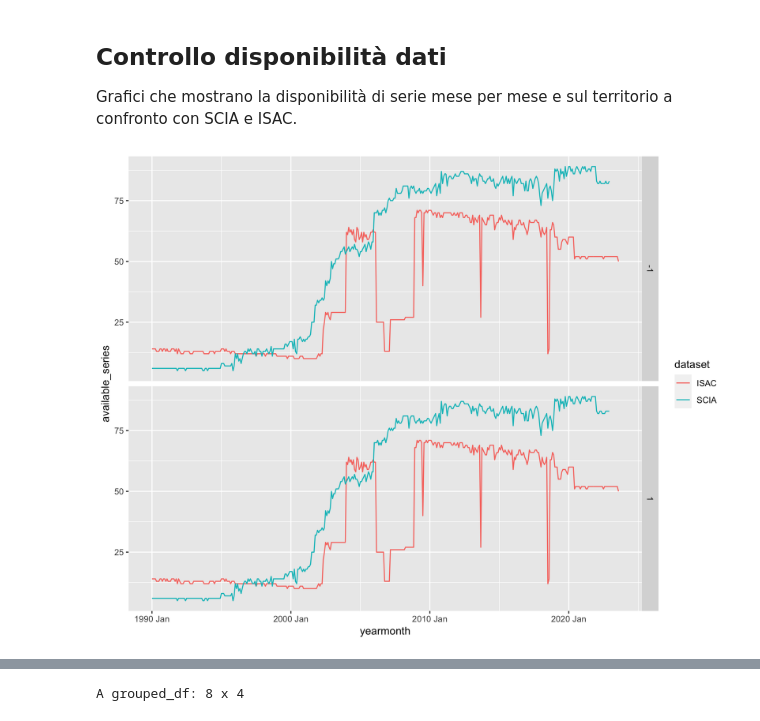
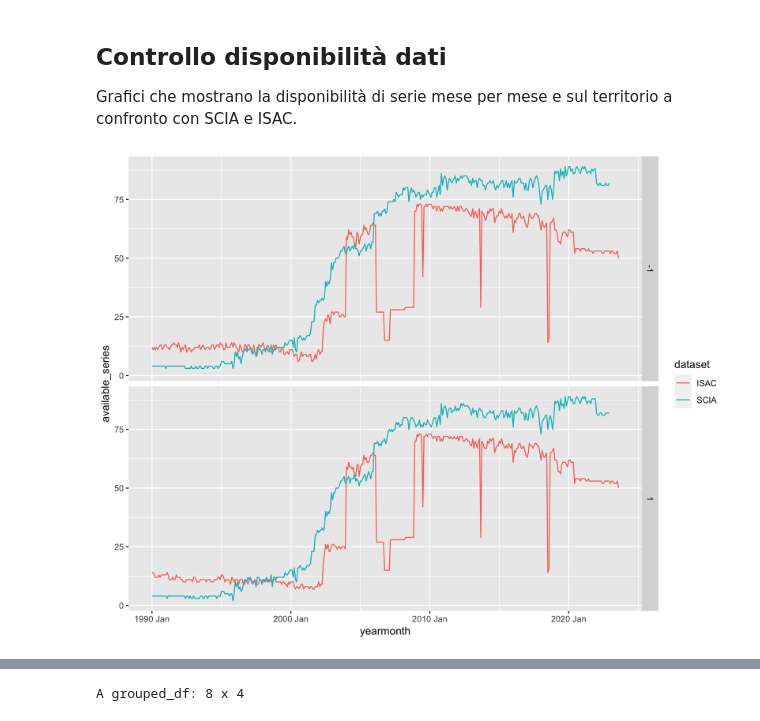
Before and after one commit to dnstudent/TesiMag, a Jupyter notebook: notebooks/integrazioni_regionali/vda/data_load.ipynb, the cells around one changed output, grey strips where cells are left out. Saved outputs shown, nothing was run; the diff lists cells and outputs as text; code cells hidden in the pictures.

```diff
--- a/notebooks/integrazioni_regionali/vda/data_load.ipynb
+++ b/notebooks/integrazioni_regionali/vda/data_load.ipynb
@@ -68,11 +66,11 @@ Linking to GEOS 3.11.0, GDAL 3.5.3, PROJ 9.1.0; sf_use_s2() is TRUE
 Grafici che mostrano la disponibilità di serie mese per mese e sul territorio a confronto con SCIA e ISAC.
 # %%
 conn <- dbConnect(duckdb())
-stations <- query_checkpoint(c("SCIA", "ISAC"), "metadata", "raw", conn) |> filter(state == "Valle D'Aosta")
-state_data <- query_checkpoint(c("SCIA", "ISAC"), "data", "raw", conn) |>
-    filter(date >= as.Date("1990-01-01")) |>
-    semi_join(stations, join_by(dataset == original_dataset, station_id == original_id))
-c(p, ymonthly_avail) %<-% ymonthly_availabilities(state_data)
-p
+stations <- query_checkpoint_meta(c("SCIA", "ISAC"), "qc1", conn) |> filter(state == "Valle D'Aosta")
+state_data <- query_checkpoint_data(c("SCIA", "ISAC"), "qc1", conn) |>
+    filter(date >= as.Date("1990-01-01"), valid) |>
+    semi_join(stations, join_by(dataset, sensor_key))
+pp <- ymonthly_availabilities(state_data)
+pp$plot + facet_grid(variable ~ .)
 # %% [output]
-[figure, old version]
+[figure, new version]
```
Also changed, not shown: parts of 3 cells of this notebook, 4 other files.
